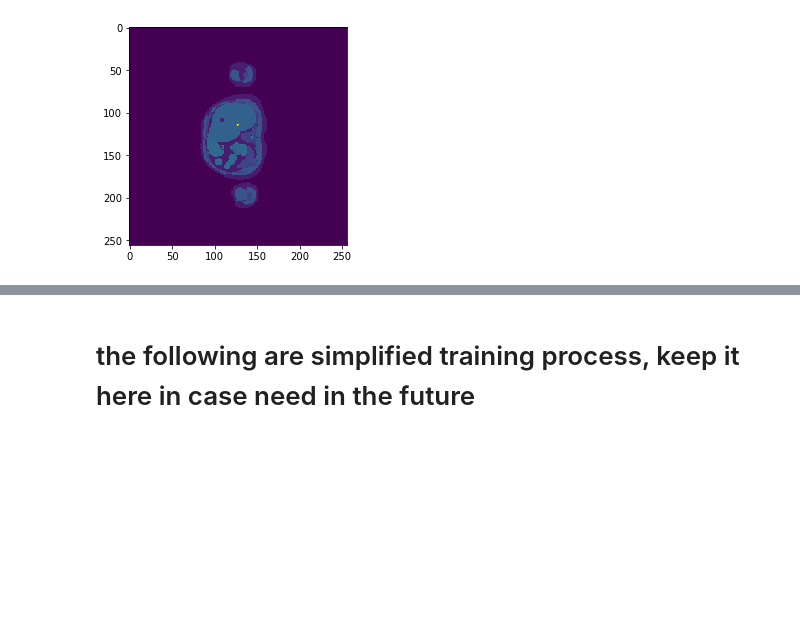
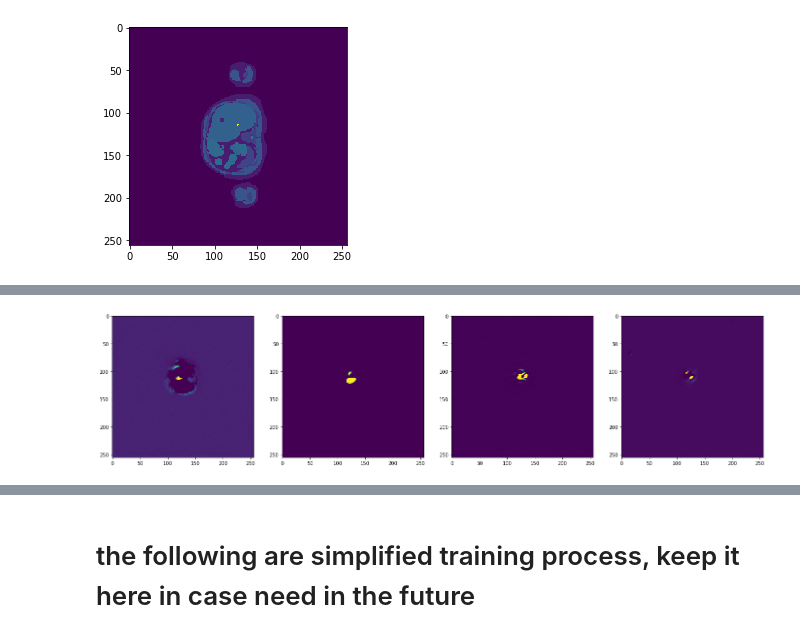
Before and after one commit to Cleocyw/DWB-PET, a Jupyter notebook: UNet/u-net.ipynb, the cells around one changed output, grey strips where cells are left out. Drawn from its saved outputs; the diff is of its cells as text; code cells hidden in the pictures; blank space fills up the shorter version.

```diff
--- a/UNet/u-net.ipynb
+++ b/UNet/u-net.ipynb
@@ -499,7 +499,7 @@ seed_torch()
 # %%
 def optim(optimizer:str = 'Adam'):
     if optimizer == 'Adam':
-        return Adam(model.parameters(), lr=1e-4)
+        return Adam(model.parameters(), lr=1e-2)
     elif optimizer == 'SGD':
         return torch.optim.SGD(model.parameters(), lr=0.001, momentum=0.9)
 # %%
@@ -573,7 +573,7 @@ train_loss = 0
 loss_list = []
 #rows = math.ceil(num_epochs/4)
 #fig = plt.figure(figsize=(rows*3,4*3))
-fig = plt.figure(figsize=(3,12))
+fig = plt.figure(figsize=(24,24))
 
 #fig.tight_layout()
 #plt.subplots_adjust(wspace =0, hspace =0)
@@ -606,3 +606,4 @@ Epoch: 73       Training Loss: 1.016966
+[figure, added]
 # %%
 plt.plot(loss_list,label='Training loss')
 
```
Also changed, not shown: parts of 2 cells of this notebook.
